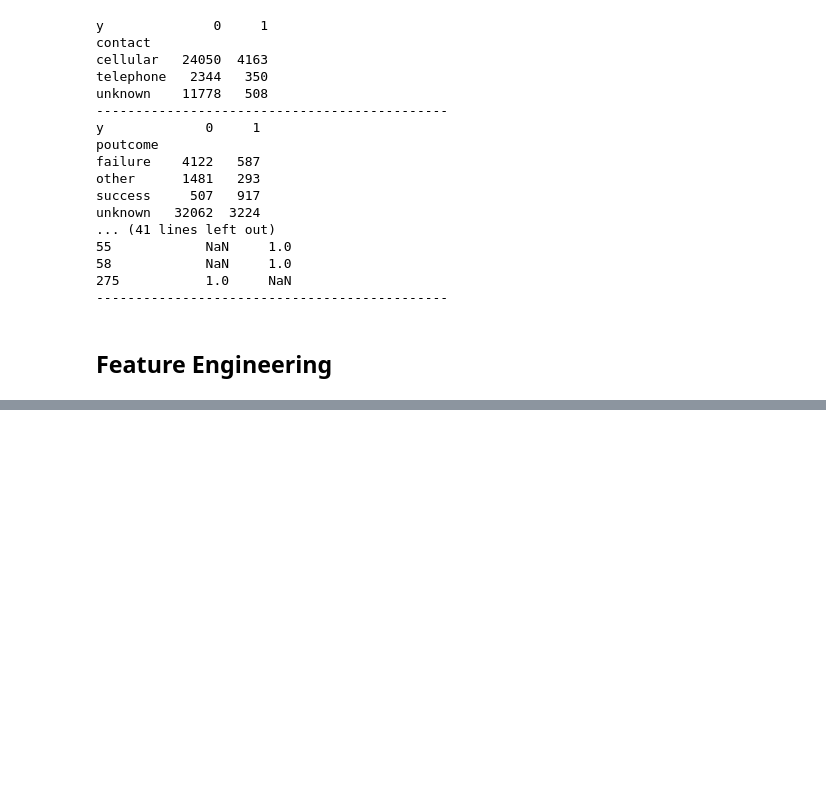
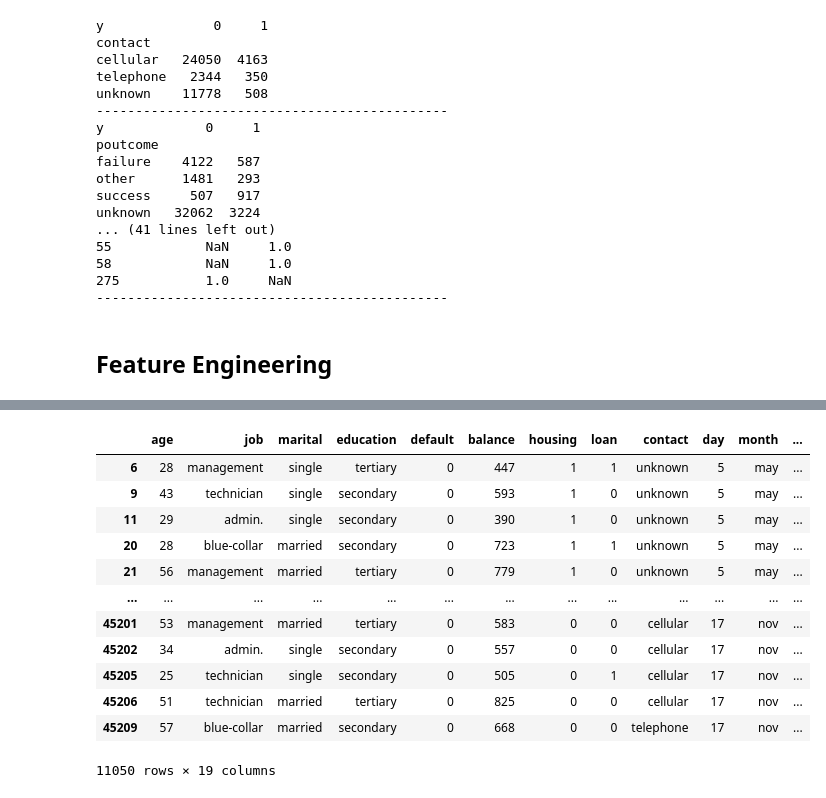
Before and after one commit to jreid94/schulich_data_science, a Jupyter notebook: Data Science 2/Assignments/A1.ipynb, the cells around one changed output, grey strips where cells are left out. Saved outputs shown, nothing was run; the diff lists cells and outputs as text; code cells hidden in the pictures; blank space fills up the shorter version.

```diff
--- a/Data Science 2/Assignments/A1.ipynb
+++ b/Data Science 2/Assignments/A1.ipynb
@@ -407,0 +471,16 @@ unknown   32062  3224
+# %%
+train[(train['balance'] > 300) & (train['balance'] < 1000)]
+# %% [output]
+|  | age | job | marital | education | default | balance | housing | loan | contact | day | month | ... |
+| 6 | 28 | management | single | tertiary | 0 | 447 | 1 | 1 | unknown | 5 | may | ... |
+| 9 | 43 | technician | single | secondary | 0 | 593 | 1 | 0 | unknown | 5 | may | ... |
+| 11 | 29 | admin. | single | secondary | 0 | 390 | 1 | 0 | unknown | 5 | may | ... |
+| 20 | 28 | blue-collar | married | secondary | 0 | 723 | 1 | 1 | unknown | 5 | may | ... |
+| 21 | 56 | management | married | tertiary | 0 | 779 | 1 | 0 | unknown | 5 | may | ... |
+| ... | ... | ... | ... | ... | ... | ... | ... | ... | ... | ... | ... | ... |
+| 45201 | 53 | management | married | tertiary | 0 | 583 | 0 | 0 | cellular | 17 | nov | ... |
+| 45202 | 34 | admin. | single | secondary | 0 | 557 | 0 | 0 | cellular | 17 | nov | ... |
+| 45205 | 25 | technician | single | secondary | 0 | 505 | 0 | 1 | cellular | 17 | nov | ... |
+| 45206 | 51 | technician | married | tertiary | 0 | 825 | 0 | 0 | cellular | 17 | nov | ... |
+| 45209 | 57 | blue-collar | married | secondary | 0 | 668 | 0 | 0 | telephone | 17 | nov | ... |
+11050 rows × 19 columns
```
Also changed, not shown: parts of 35 cells of this notebook.
